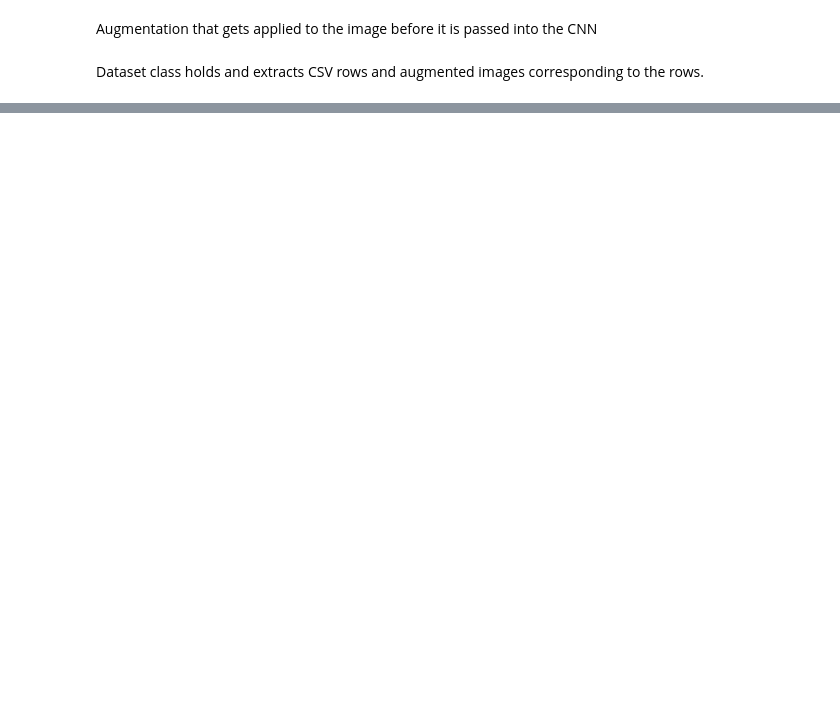
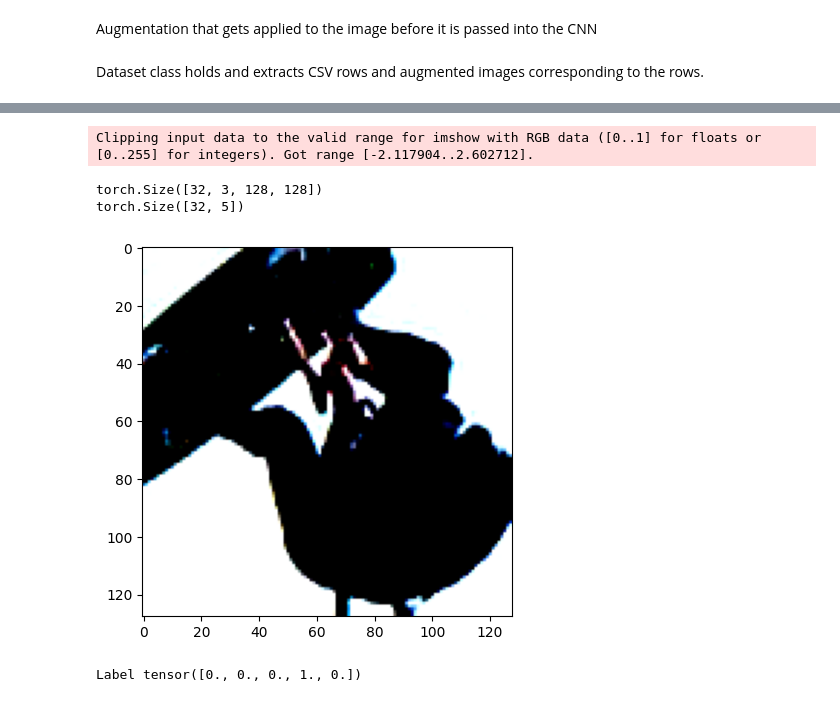
Before and after one commit to vijita-u/Guard-Ian, a Jupyter notebook: convolutional-neural-network.ipynb, the cells around one changed output, grey strips where cells are left out. Cells and saved outputs as stored; diff of their text form; code cells hidden in the pictures; blank space fills up the shorter version.

```diff
--- a/convolutional-neural-network.ipynb
+++ b/convolutional-neural-network.ipynb
@@ -104,16 +128,16 @@ Augmentation that gets applied to the image before it is passed into the CNN
 # %%
 #Dataset class
 class CocoVehicleDataset(Dataset):
-    __slots__ = "dataframe", "root_directory", "required_transform", "agumentations", "labels"
+    __slots__ = "dataframe", "root_directory", "required_augmentations", "set_agumentations", "labels"
 
-    def __init__(self, dataframe, root_directory, required_transform, augmentations = None):
+    def __init__(self, dataframe, root_directory, required_augmentations, set_augmentations = None):
         """
         Initializes csv file
         """
         self.coco_frame = dataframe
         self.root_directory = root_directory
-        self.required_transform = required_transform
-        self.augmentations = augmentations
+        self.required_augmentations = required_augmentations
+        self.set_augmentations = set_augmentations
 
         self.labels = torch.tensor(self.coco_frame.iloc[:, 0:5].values, dtype=torch.float32)
 
@@ -129,31 +153,39 @@ class CocoVehicleDataset(Dataset):
         if torch.is_tensor(row_index):
             row_index = row_index.tolist()
 
-
         #the full path to the image
         img_path = os.path.join(self.root_directory, self.coco_frame.iloc[row_index, 14])
 
         image = decode_image(img_path)
+        image = image.float() / 255.0
+
+        #print(f"Dtype: {image.dtype}")
+        #print(f"Shape: {image.shape}")
+        #print(f"Min:   {image.min().item():.4f}")
+        #print(f"Max:   {image.max().item():.4f}")
 
         label = self.labels[row_index]
 
-        #apply image augmentations
-        if self.augmentations is not None:
-            image = self.augmentations(image)
+        #apply these image augmentations only on training set
+        if self.set_augmentations is not None:
+            image = self.set_augmentations(image)
 
-        #convert to 244px x 244px width/height
-        image = self.required_transform(image)
+        #normalization for both train and val sets
+        image = self.required_augmentations(image)
+
         #return tuple that contains the image and its corresponding label(category), label is converted to tensor
         return image, torch.tensor(label, dtype = torch.float)
 # %% [markdown]
 Dataset class holds and extracts CSV rows and augmented images corresponding to the rows.
 # %%
 #initialize datasets and dataloaders for trianing and validation set
-training_coco_set = CocoVehicleDataset(df_train, images_path, image_transform_required, image_augmentations)
-validation_coco_set = CocoVehicleDataset(df_val, images_path, image_transform_required)
+training_coco_set = CocoVehicleDataset(df_train, images_path, required_augmentations, train_augmentations)
+validation_coco_set = CocoVehicleDataset(df_val, images_path, required_augmentations, val_augmentations)
+test_coco_set = CocoVehicleDataset(df_test, images_test_path, required_augmentations, test_augmentations)
 
 training_data_loader = DataLoader(training_coco_set, batch_size = 32, shuffle = True)
 validation_data_loader = DataLoader(validation_coco_set, batch_size = 32, shuffle = False)
+test_data_loader = DataLoader(test_coco_set, batch_size = 32, shuffle = False)
 # %%
 #test train dataloader
 train_images, train_labels = next(iter(training_data_loader))
@@ -194,3 +226,21 @@ Label tensor([0., 0., 0., 0., 1.])
+# %%
+#test the test set dataloader
+test_images, test_labels = next(iter(test_data_loader))
+print(test_images.size())
+print(test_labels.size())
+
+img = test_images[0].squeeze()
+label = test_labels[0]
+img_to_plot = img.permute(1, 2, 0)
+plt.imshow(img_to_plot)
+plt.show()
+print("Label " + str(label))
+# %% [output]
+Clipping input data to the valid range for imshow with RGB data ([0..1] for floats or [0..255] for integers). Got range [-2.117904..2.602712].
+torch.Size([32, 3, 128, 128])
+torch.Size([32, 5])
+[figure, added]
+Label tensor([0., 0., 0., 1., 0.])
 # %%
 #CNN model
 class CNN(nn.Module):
```
Also changed, not shown: parts of 22 cells of this notebook.
